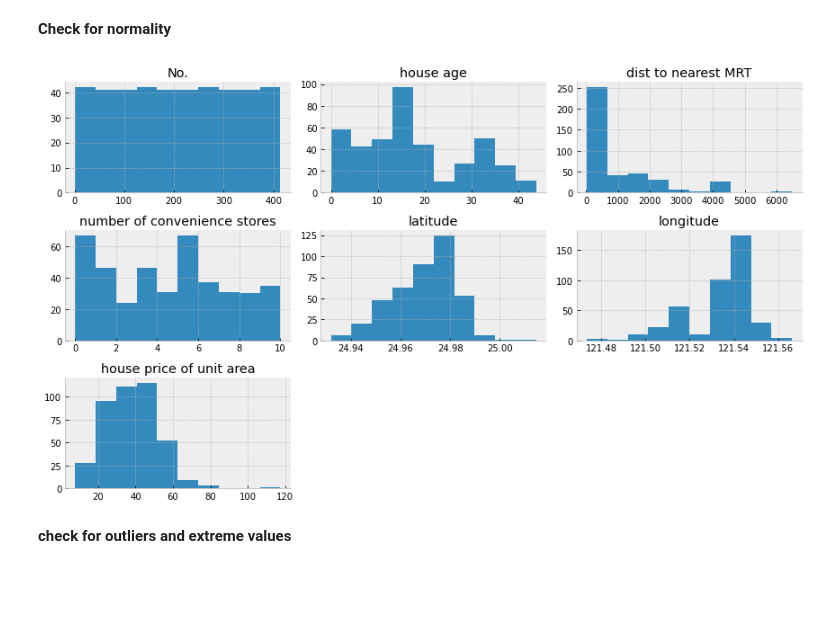
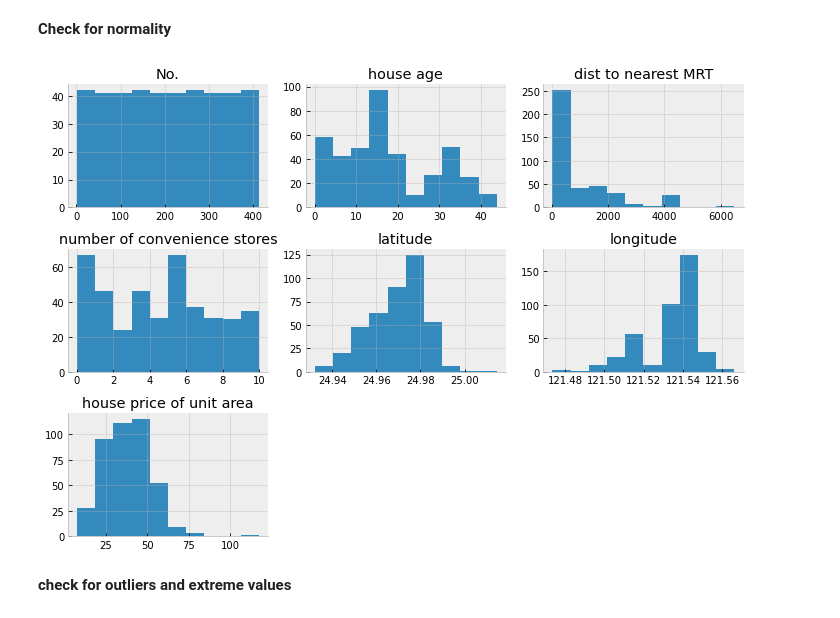
Before and after one commit to mich7000/my-data-science-and-machine-learning-portfolio, a Jupyter notebook: real estate valuation-regression/real-estate-valuation.ipynb, the cells around one changed output. Saved outputs shown, nothing was run; the diff lists cells and outputs as text; code cells hidden in the pictures; blank space fills up the shorter version.

```diff
--- a/real estate valuation-regression/real-estate-valuation.ipynb
+++ b/real estate valuation-regression/real-estate-valuation.ipynb
@@ -94,8 +94,10 @@ X6 longitude                              0
 Y house price of unit area                0
 dtype: int64
 # %%
-columns = ['No.','transaction date', 'house age', 'dist to nearest MRT', 'number of convenience stores',
+columns = ['No.','transaction date', 'house age',
+           'dist to nearest MRT', 'number of convenience stores',
           'latitude', 'longitude', 'house price of unit area']
+
 df.columns = columns
 # %%
 df['transaction date'] = np.round(df['transaction date'], 3)
@@ -181,11 +183,11 @@ The closer the house to **resource and infrastructures** the more costly the hou
 **Check for normality**
 # %%
 # makes histogram plots of each numeric columns
-df.select_dtypes('number').hist(figsize = (12, 7),density=False );
+df.select_dtypes('number').hist(figsize = (10, 7),density=False );
 plt.tight_layout()
 sns.despine()
 # %% [output]
-[figure, old version]
+[figure, new version]
 # %% [markdown]
 **check for outliers and extreme values**
 # %%
```
Also changed, not shown: parts of 22 cells of this notebook, 23 other files.
